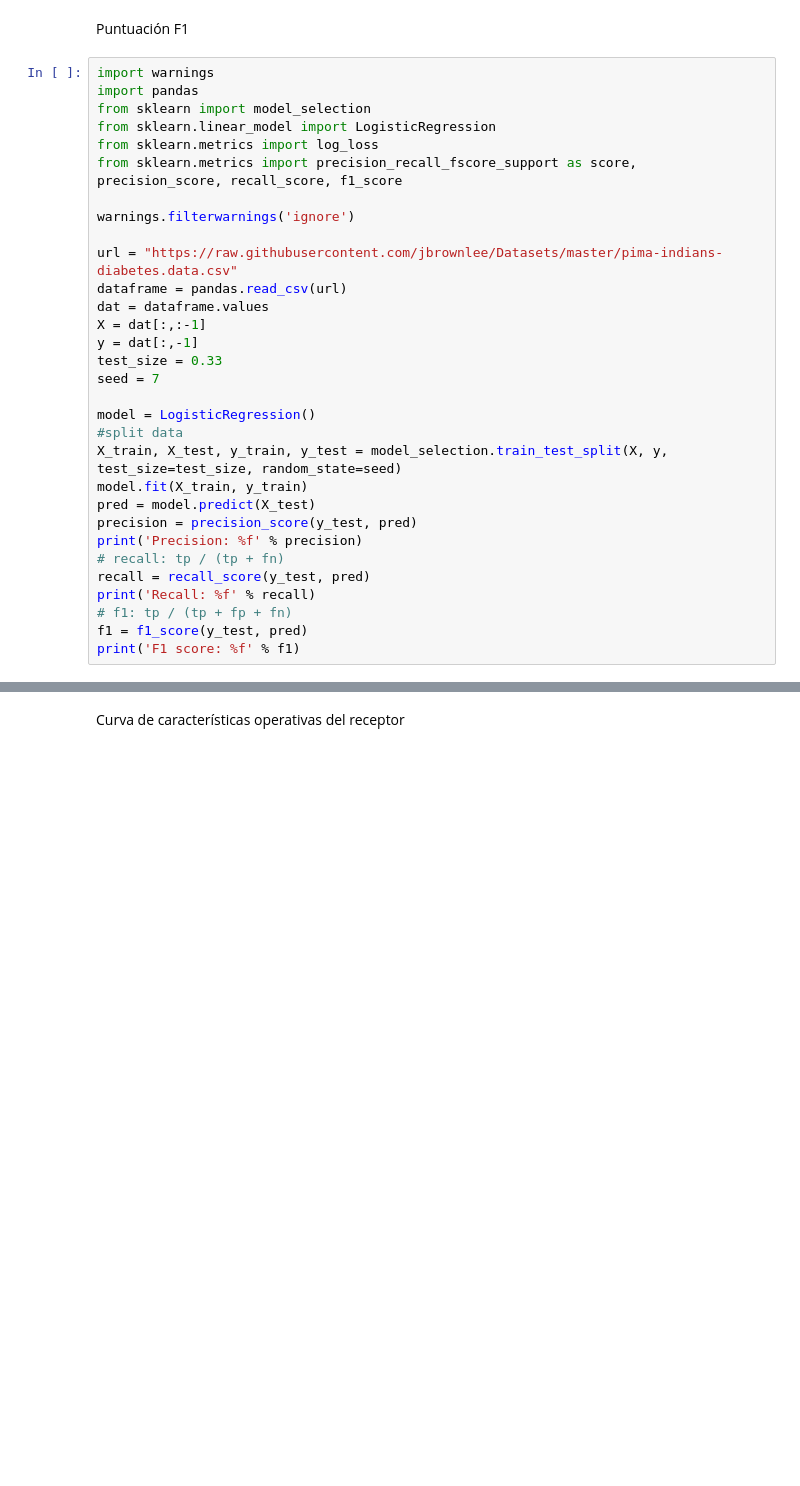
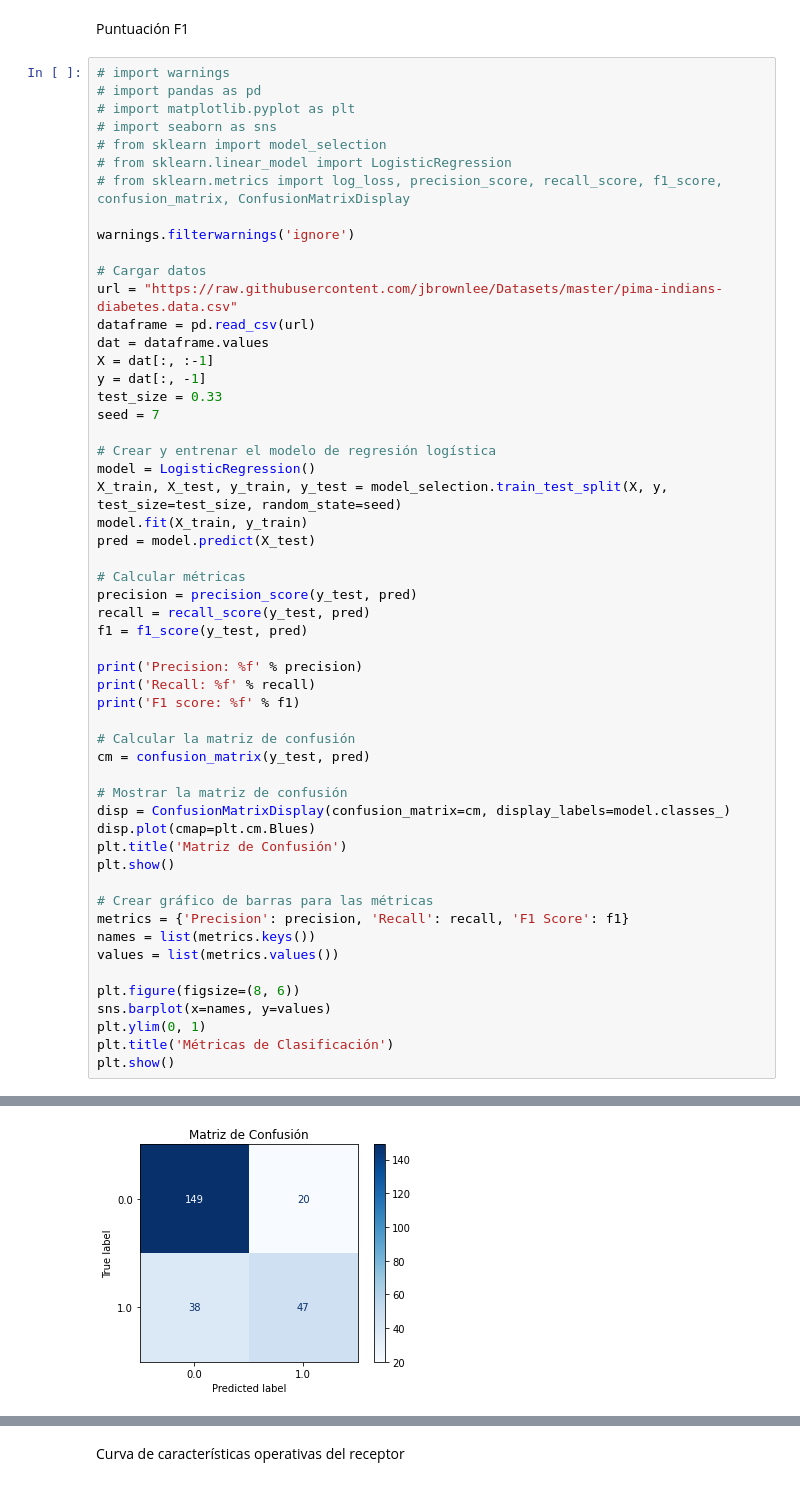
Before and after one commit to Daniel-Francisco-Calderon-Lebro/Vision_por_Computador, a Jupyter notebook: Trabajo_actividades/Tarea Metricas de deteccion/Evaluadores/Metricas_de_evaluacion.ipynb, the cells around one changed output, grey strips where cells are left out. Drawn from its saved outputs; the diff is of its cells as text; blank space fills up the shorter version.

```diff
--- a/Trabajo_actividades/Tarea Metricas de deteccion/Evaluadores/Metricas_de_evaluacion.ipynb
+++ b/Trabajo_actividades/Tarea Metricas de deteccion/Evaluadores/Metricas_de_evaluacion.ipynb
@@ -103,37 +140,61 @@ Accuracy - test set: 92.00%
 # %% [markdown]
 Puntuación F1
 # %%
-import warnings
-import pandas
-from sklearn import model_selection
-from sklearn.linear_model import LogisticRegression
-from sklearn.metrics import log_loss
-from sklearn.metrics import precision_recall_fscore_support as score, precision_score, recall_score, f1_score
+# import warnings
+# import pandas as pd
+# import matplotlib.pyplot as plt
+# import seaborn as sns
+# from sklearn import model_selection
+# from sklearn.linear_model import LogisticRegression
+# from sklearn.metrics import log_loss, precision_score, recall_score, f1_score, confusion_matrix, ConfusionMatrixDisplay
 
 warnings.filterwarnings('ignore')
 
+# Cargar datos
 url = "https://raw.githubusercontent.com/jbrownlee/Datasets/master/pima-indians-diabetes.data.csv"
-dataframe = pandas.read_csv(url)
+dataframe = pd.read_csv(url)
 dat = dataframe.values
-X = dat[:,:-1]
-y = dat[:,-1]
+X = dat[:, :-1]
+y = dat[:, -1]
 test_size = 0.33
 seed = 7
 
+# Crear y entrenar el modelo de regresión logística
 model = LogisticRegression()
-#split data
 X_train, X_test, y_train, y_test = model_selection.train_test_split(X, y, test_size=test_size, random_state=seed)
 model.fit(X_train, y_train)
 pred = model.predict(X_test)
+
+# Calcular métricas
 precision = precision_score(y_test, pred)
+recall = recall_score(y_test, pred)
+f1 = f1_score(y_test, pred)
+
 print('Precision: %f' % precision)
-# recall: tp / (tp + fn)
-recall = recall_score(y_test, pred)
 print('Recall: %f' % recall)
-# f1: tp / (tp + fp + fn)
-f1 = f1_score(y_test, pred)
 print('F1 score: %f' % f1)
+
+# Calcular la matriz de confusión
+cm = confusion_matrix(y_test, pred)
+
+# Mostrar la matriz de confusión
+disp = ConfusionMatrixDisplay(confusion_matrix=cm, display_labels=model.classes_)
+disp.plot(cmap=plt.cm.Blues)
+plt.title('Matriz de Confusión')
+plt.show()
+
+# Crear gráfico de barras para las métricas
+metrics = {'Precision': precision, 'Recall': recall, 'F1 Score': f1}
+names = list(metrics.keys())
+values = list(metrics.values())
+
+plt.figure(figsize=(8, 6))
+sns.barplot(x=names, y=values)
+plt.ylim(0, 1)
+plt.title('Métricas de Clasificación')
+plt.show()
 # %% [output]
 Precision: 0.701493
 Recall: 0.552941
 F1 score: 0.618421
+[figure, added]
```
Also changed, not shown: parts of 14 cells of this notebook, 4 other files.
